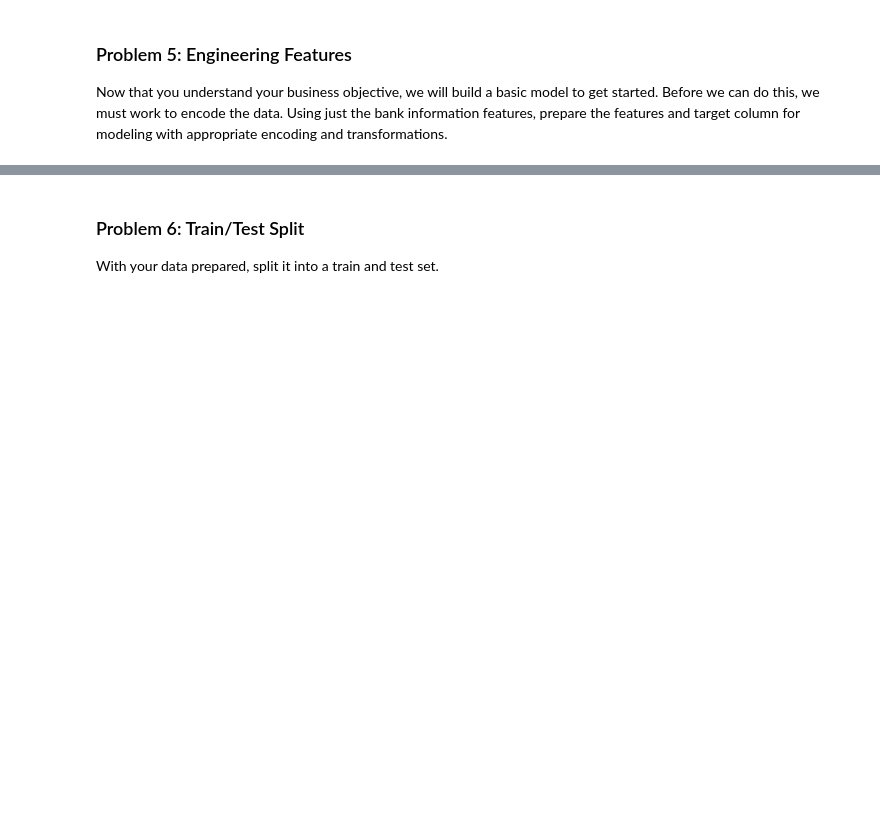
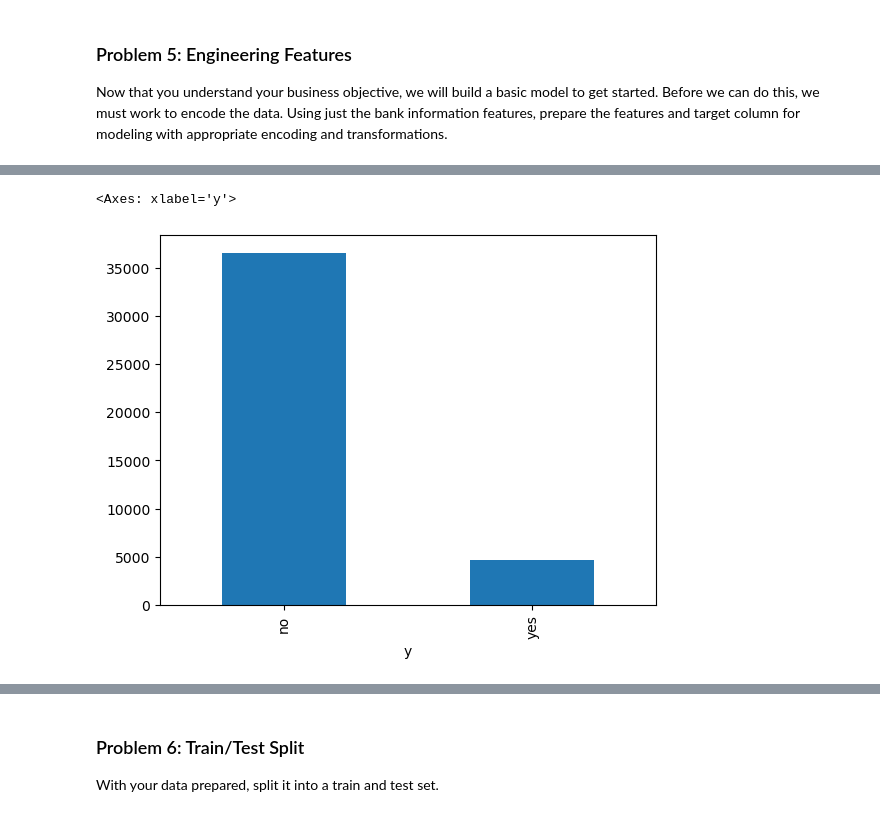
Before and after one commit to Mapurin-ucsc/Classifiers-Analysis, a Jupyter notebook: prompt_III.ipynb, the cells around one changed output, grey strips where cells are left out. Cells and saved outputs as stored; diff of their text form; code cells hidden in the pictures; blank space fills up the shorter version.

```diff
--- a/prompt_III.ipynb
+++ b/prompt_III.ipynb
@@ -95,3 +161,7 @@ memory usage: 6.6+ MB
 ### Problem 5: Engineering Features
 
 Now that you understand your business objective, we will build a basic model to get started.  Before we can do this, we must work to encode the data.  Using just the bank information features, prepare the features and target column for modeling with appropriate encoding and transformations.
+# %%
+data = df.copy()
+data = data.dropna()
+data.head()
@@ -97,0 +188,6 @@ Now that you understand your business objective, we will build a basic model to
+# %%
+#target column for encoding could be 'y'
+data['y'].value_counts().plot(kind = 'bar')
+# %% [output]
+<Axes: xlabel='y'>
+[figure, added]
```
Also changed, not shown: parts of 15 cells of this notebook.
